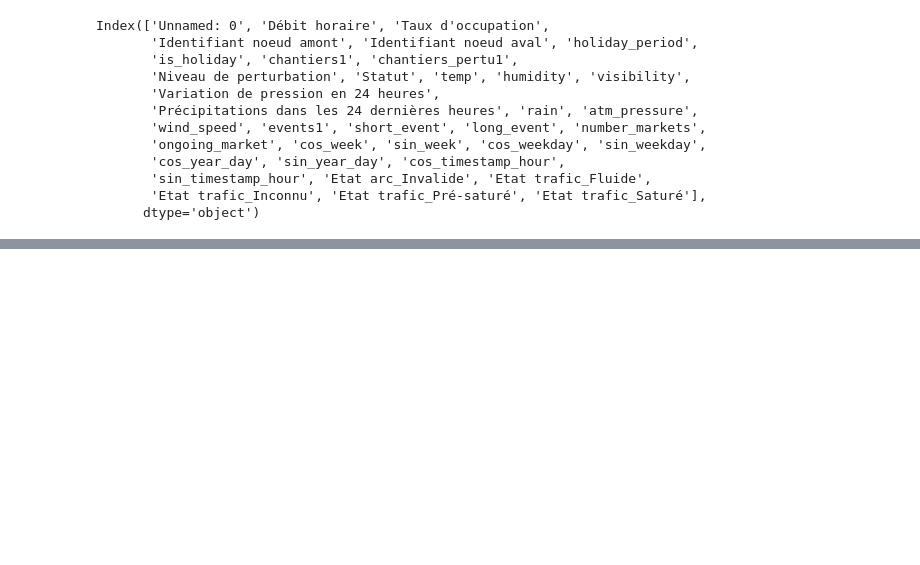
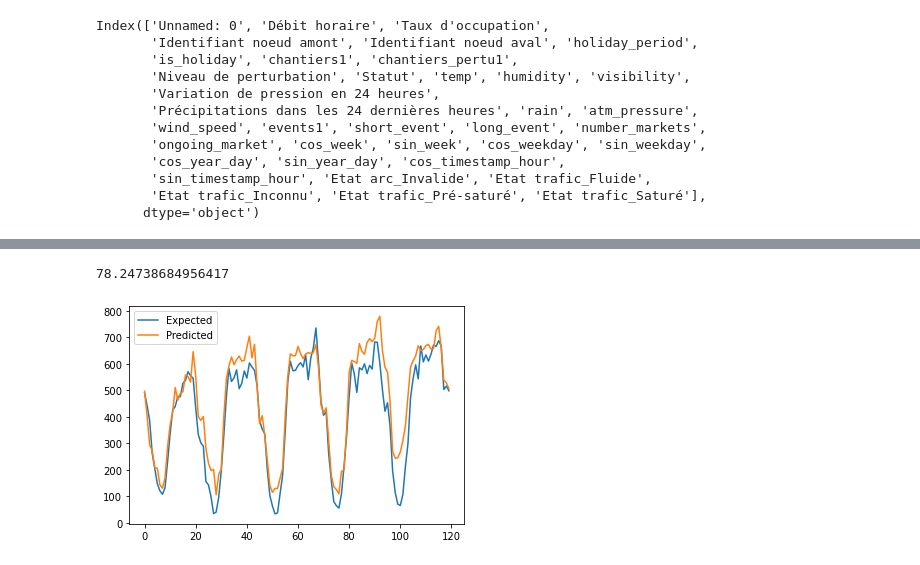
Before and after one commit to Behachee/Road-Traffic-Prediction-Paris, a Jupyter notebook: XGBoost.ipynb, the cells around one changed output, grey strips where cells are left out. Cells and saved outputs as stored; diff of their text form; code cells hidden in the pictures; blank space fills up the shorter version.

```diff
--- a/XGBoost.ipynb
+++ b/XGBoost.ipynb
@@ -50,5 +50,10 @@ traffic_final_imp.head()
 5 rows × 40 columns
 # %%
 champs = traffic_final_imp[traffic_final_imp['Libelle'] == "AV_Champs_Elysees"].sort_values(by=["Date et heure de comptage"], ascending=True)
-champs.head()
+st_peres = traffic_final_imp[traffic_final_imp['Libelle'] == "Sts_Peres"].sort_values(by=["Date et heure de comptage"], ascending=True)
+convention = traffic_final_imp[traffic_final_imp['Libelle'] == "Convention"].sort_values(by=["Date et heure de comptage"], ascending=True)
+
+print(champs.head())
+print(st_peres.head())
+print(convention.head())
 # %% [output]
@@ -504,0 +517,41 @@ plt.show()
+# %%
+st_peres['Débit horaire'] = st_peres['Débit horaire'].interpolate(method='linear')
+st_peres["Taux d'occupation"] = st_peres["Taux d'occupation"].interpolate(method='linear')
+st_peres["temp"] = st_peres["temp"].interpolate(method='linear')
+st_peres["humidity"] = st_peres["humidity"].interpolate(method='linear')
+st_peres["visibility"] = st_peres["visibility"].interpolate(method='linear')
+st_peres["Variation de pression en 24 heures"] = st_peres["Variation de pression en 24 heures"].interpolate(method='linear')
+st_peres["Précipitations dans les 24 dernières heures"] = st_peres["Précipitations dans les 24 dernières heures"].interpolate(method='linear')
+st_peres["rain"] = st_peres["rain"].interpolate(method='linear')
+st_peres["atm_pressure"] = st_peres["atm_pressure"].interpolate(method='linear')
+st_peres["wind_speed"] = st_peres["wind_speed"].interpolate(method='linear')
+
+st_peres_numeric = st_peres.drop(columns=['Libelle', "Taux d'occupation", 'Date et heure de comptage', 'Libelle noeud amont', 'Libelle noeud aval', 'date', 'timestamp', 'timestamp_short', 'arrondissement','Identifiant arc', 'holiday', 'yearmonth', 'day_of_week', 'Etat arc', 'Etat trafic'], errors='ignore')
+
+train, test = st_peres_numeric.iloc[:-120, :], st_peres_numeric.iloc[-120:, :]
+
+trainX, trainy = train.loc[:, train.columns != 'Débit horaire'], train.loc[:, ['Débit horaire']]
+testX, testy2 = test.loc[:, test.columns != 'Débit horaire'], test.loc[:, ['Débit horaire']]
+
+trainX = np.asarray(trainX)
+trainy = np.asarray(trainy)
+testX = np.asarray(testX)
+testy2 = np.asarray(testy2)
+
+model = XGBRegressor(objective='reg:squarederror', n_estimators=1000)
+model.fit(trainX, trainy)
+
+yhat2 = model.predict(testX)
+
+error2 = mean_squared_error(testy2, yhat2)
+
+rmse2 = np.sqrt(error2)
+print(rmse2)
+# plot expected vs preducted
+plt.plot(testy2, label='Expected')
+plt.plot(yhat2, label='Predicted')
+plt.legend()
+plt.show()
+# %% [output]
+78.24738684956417
+[figure, added]
```
Also changed, not shown: parts of 7 cells of this notebook.
